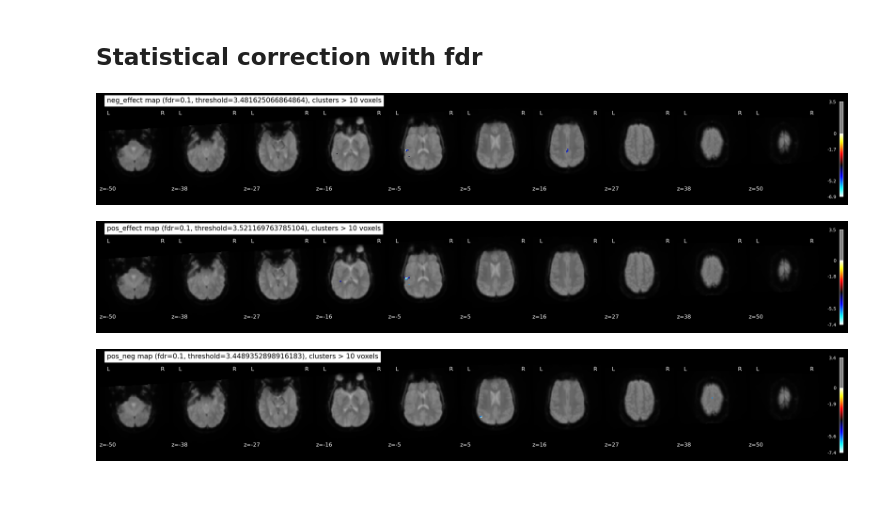
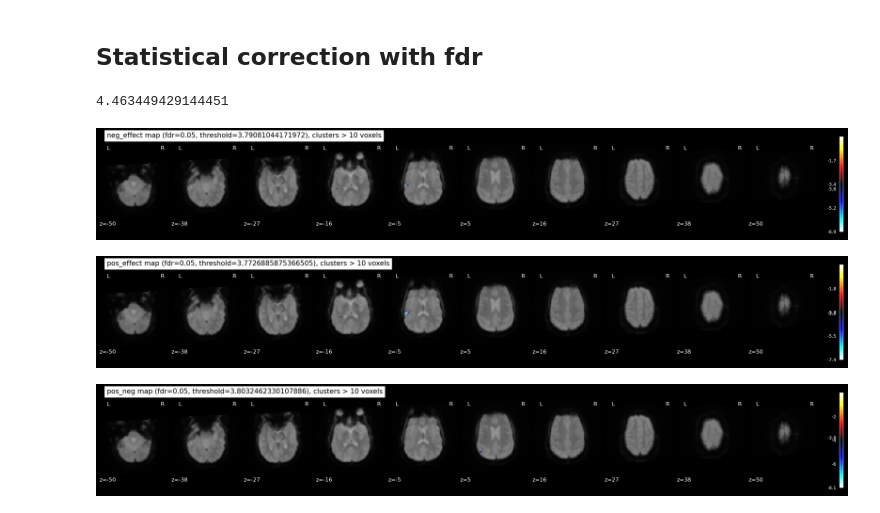
Before and after one commit to loufourneaux/project_1_nssp, a Jupyter notebook: design_matrix_GLM.ipynb, the cells around one changed output. Saved outputs shown, nothing was run; the diff lists cells and outputs as text; code cells hidden in the pictures.

Commit message:
GLM update and clean + altas

```diff
--- a/design_matrix_GLM.ipynb
+++ b/design_matrix_GLM.ipynb
@@ -97,9 +78,10 @@ for i in range(3):
 
 events_all['onset'] += correction
 # Drop the response recording
-events = events_all.query("trial_type != 'response'")
+#events = events_all.query("trial_type != 'response'")
 # Drop the index of the run
-events = events.drop(columns = 'run')
+
+events = events_all.drop(columns = 'run')
 # %%
 t_start = events['onset'][0]
 t_end =events.tail(1)['onset'] + events.tail(1)['duration']
@@ -153,16 +139,16 @@ plot_design_matrix(fmri_glm.design_matrices_[0])
 # %%
 # Create the dictionary of the conditions
 conditions = {
-    'neg_music' : np.array([1, 0, 0, 0 , 0, 0, 0]),
-    'pos_music' : np.array([0, 1, 0, 0, 0, 0, 0]),
-    'tones' : np.array([0, 0, 1, 0, 0, 0, 0]),
-    'drift' : np.array([0, 0, 0, 1/3, 1/3, 1/3, 0])
+    'neg_music' : np.array([1, 0, 0, 0 , 0, 0, 0, 0]),
+    'pos_music' : np.array([0, 1, 0, 0 , 0, 0, 0, 0]),
+    'tones' : np.array([0, 0, 0, 1, 0, 0, 0, 0]),
+    'drift' : np.array([0, 0, 0, 0, 1/3, 1/3, 1/3, 0])
 }
 # drift
 drift = conditions['drift']
 
 # Effect of negative musique
-neg_effect = conditions['tones'] - conditions['neg_music'] # TODO DRIFT
+neg_effect = conditions['tones'] - conditions['neg_music']
 
 # Effect of positive musique
 pos_effect = conditions['tones'] - conditions['pos_music']
@@ -209,7 +195,7 @@ folder_state_path = 'derivatives/GLM/z_maps'
 if not os.path.exists(folder_state_path):
     os.makedirs(folder_state_path)
 
-for contrast in [neg_effect,pos_effect,pos_neg]:
+for contrast in [pos_neg] : #[neg_effect,pos_effect,pos_neg]:
     # Plot the contrast map
     plot_contrast_matrix(contrast, design_matrix=fmri_glm.design_matrices_[0])
     plt.title(namestr(contrast, globals())[0])
@@ -243,32 +238,36 @@ plt.show()
 # %% [markdown]
 ## Statistical correction with fdr
+# %%
+threshold
+# %% [output]
+4.463449429144451
 # %%
 from nilearn.glm import threshold_stats_img
 
-cluster_size = 10 # TODO
-fdr_rate = 0.1 # TODO
+cluster_size = 10
+fdr_rate = 0.05
 
 
 for contrast in [neg_effect,pos_effect,pos_neg]:
     # Load z_map the z_map uncorrected
     file_name = namestr(contrast, globals())[0] + '_z_map_uncorrected.nii.gz'
     z_map = nib.load(os.path.join(folder_state_path, file_name))
 
     # FDR correction + threshold
-    clean_map, threshold = threshold_stats_img(z_map, alpha=fdr_rate, height_control='fdr', cluster_threshold=cluster_size)
+    clean_map, threshold = threshold_stats_img(z_map, alpha=fdr_rate, height_control='fdr', cluster_threshold=cluster_size, two_sided=True)
 
     # Save the clean map
     file_name = namestr(contrast, globals())[0] + '_z_map_clean.nii.gz'
-    nib.save(z_map, os.path.join(folder_state_path, file_name))
+    nib.save(clean_map, os.path.join(folder_state_path, file_name))
 
 
     plot_title = namestr(contrast, globals())[0]
 
-    plot_stat_map(clean_map, bg_img=mean_img_[0], threshold=threshold,
+    plot_stat_map(clean_map, bg_img=mean_img_[0], threshold=-threshold,
                 display_mode='z', cut_coords= np.linspace(-50, 50, 10), black_bg=True,
                 title='{} map (fdr={}, threshold={}), clusters > {} voxels'.format(plot_title, fdr_rate, threshold, cluster_size))
     plt.show()
 # %% [output]
-[figure, old version]
+[figure, new version]
-[figure, old version]
+[figure, new version]
-[figure, old version]
+[figure, new version]
```
Also changed, not shown: parts of 25 cells of this notebook.
